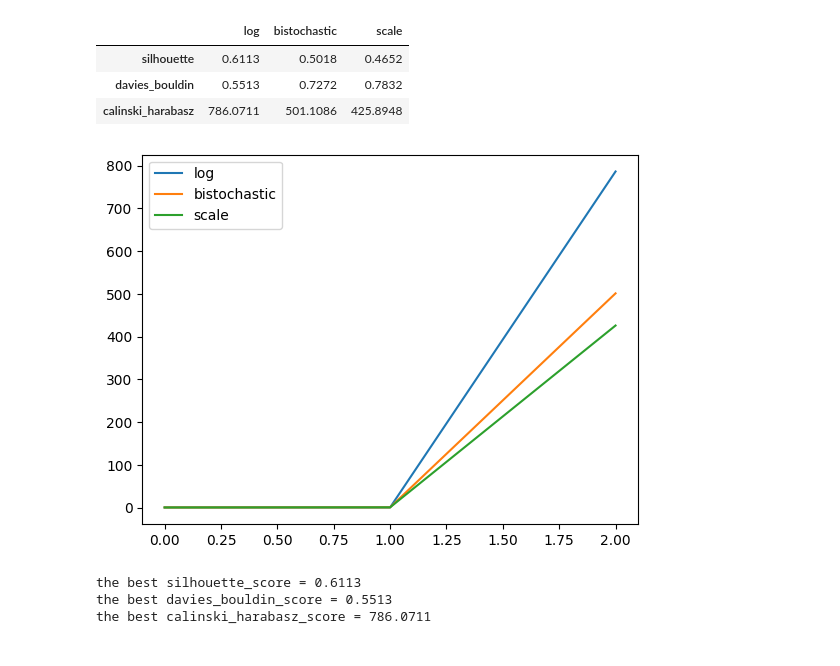
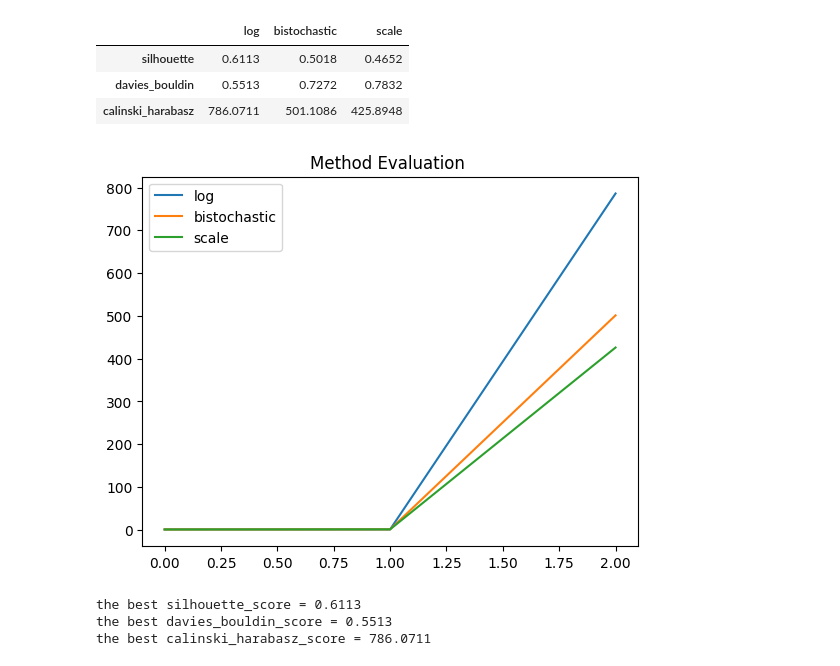
Before and after one commit to AIdjis/Clustering, a Jupyter notebook: notebooks/Spectral_Clustering.ipynb, the cells around one changed output. Saved outputs shown, nothing was run; the diff lists cells and outputs as text; code cells hidden in the pictures.

```diff
--- a/notebooks/Spectral_Clustering.ipynb
+++ b/notebooks/Spectral_Clustering.ipynb
@@ -106,11 +107,12 @@ pd.DataFrame(results,index=["silhouette","davies_bouldin","calinski_harabasz"])
 # %%
 plt.plot(results['log'],label='log')
 plt.plot(results['bistochastic'],label='bistochastic')
 plt.plot(results['scale'],label='scale')
+plt.title('Method Evaluation ')
 plt.legend()
 plt.show()
 # %% [output]
-[figure, old version]
+[figure, new version]
 # %%
 # the best method is 'log'
 spectral_bicluster = SpectralBiclustering(n_clusters=(3,2),method="log",random_state=0)
```
Also changed, not shown: parts of 3 cells of this notebook.
